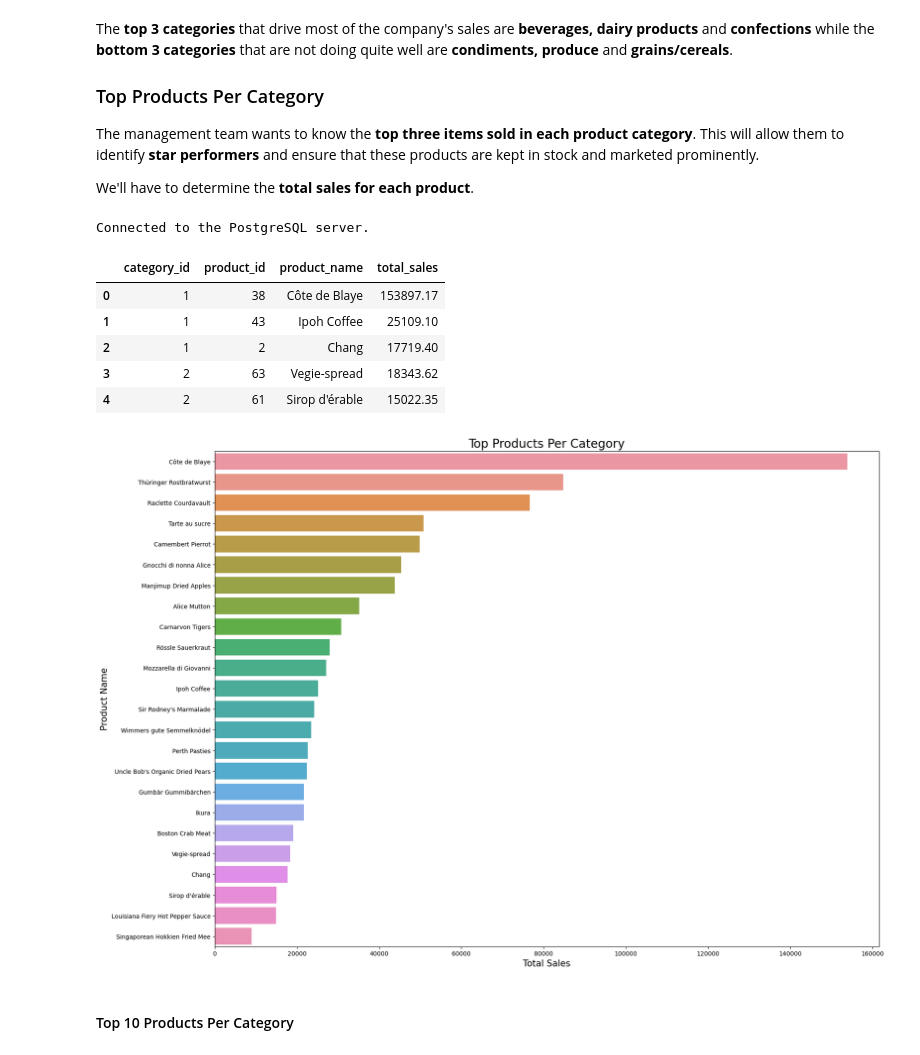
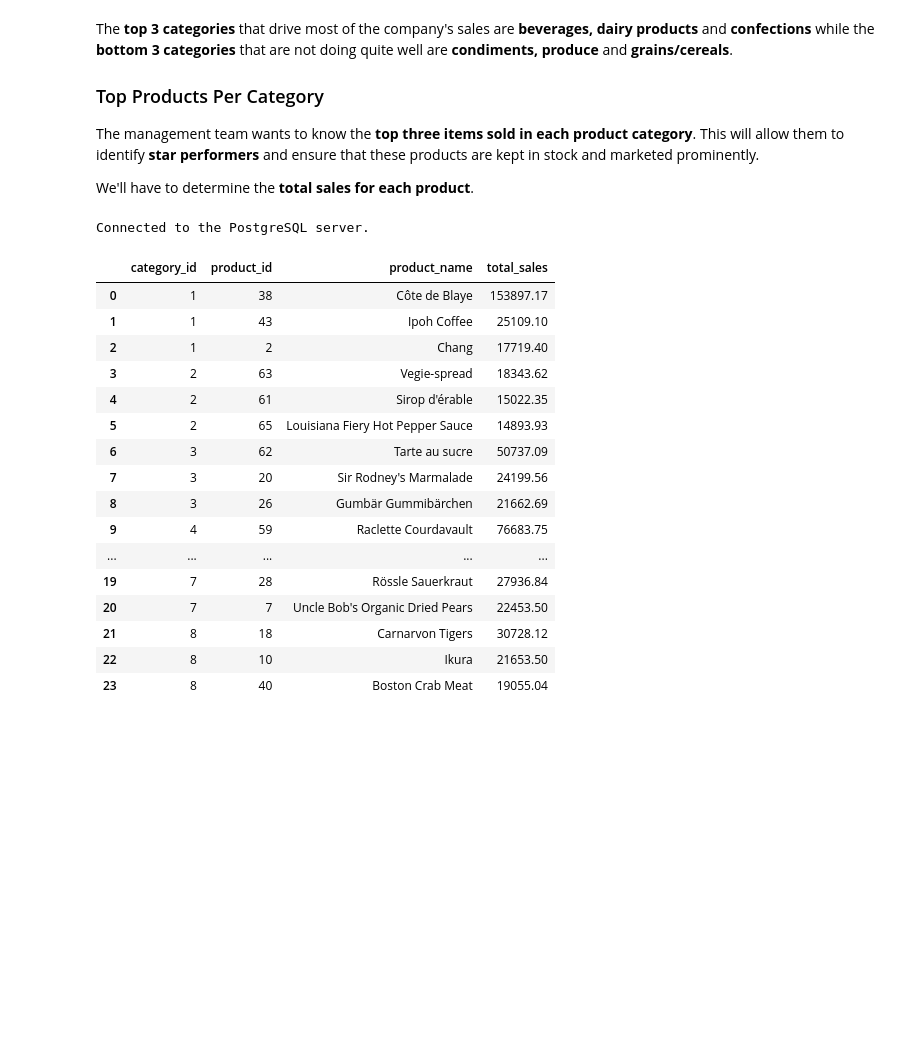
Before and after one commit to CyprianFusi/Using-our-SQL-skills-to-answer-business-questions, a Jupyter notebook: SQL Window Functions for Northwind Traders.ipynb, the cells around one changed output. Saved outputs shown, nothing was run; the diff lists cells and outputs as text; code cells hidden in the pictures; blank space fills up the shorter version.

```diff
--- a/SQL Window Functions for Northwind Traders.ipynb
+++ b/SQL Window Functions for Northwind Traders.ipynb
@@ -518,43 +518,42 @@ WITH product_sales AS (
            SUM(p.unit_price * od.quantity * (1 - od.discount)) AS total_sales
     FROM products p
     JOIN order_details od ON p.product_id = od.product_id
     GROUP BY p.category_id, p.product_id
 )
 
 SELECT category_id,
        product_id,
        product_name,
        ROUND(total_sales:: numeric, 2) AS total_sales
 FROM (
     SELECT category_id,
            product_id,
            product_name,
            total_sales,
            ROW_NUMBER() OVER (PARTITION BY category_id ORDER BY total_sales DESC) AS row_num
     FROM product_sales
 ) AS sq
 WHERE row_num <= 3;
 '''
 results = pd.read_sql_query(query, conn)
 conn.close()
-results.head(5)
+results
 # %% [output]
 Connected to the PostgreSQL server.
 |  | category_id | product_id | product_name | total_sales |
 | 0 | 1 | 38 | Côte de Blaye | 153897.17 |
 | 1 | 1 | 43 | Ipoh Coffee | 25109.10 |
 | 2 | 1 | 2 | Chang | 17719.40 |
 | 3 | 2 | 63 | Vegie-spread | 18343.62 |
 | 4 | 2 | 61 | Sirop d'érable | 15022.35 |
+| 5 | 2 | 65 | Louisiana Fiery Hot Pepper Sauce | 14893.93 |
+| 6 | 3 | 62 | Tarte au sucre | 50737.09 |
+| 7 | 3 | 20 | Sir Rodney's Marmalade | 24199.56 |
+| 8 | 3 | 26 | Gumbär Gummibärchen | 21662.69 |
+| 9 | 4 | 59 | Raclette Courdavault | 76683.75 |
+| ... | ... | ... | ... | ... |
+| 19 | 7 | 28 | Rössle Sauerkraut | 27936.84 |
+| 20 | 7 | 7 | Uncle Bob's Organic Dried Pears | 22453.50 |
+| 21 | 8 | 18 | Carnarvon Tigers | 30728.12 |
+| 22 | 8 | 10 | Ikura | 21653.50 |
+| 23 | 8 | 40 | Boston Crab Meat | 19055.04 |
-# %%
-results = results.sort_values(by = 'total_sales', ascending = False)
-
-plt.figure(figsize = (20, 15))
-sns.barplot(x = 'total_sales', y = 'product_name', data = results)
-plt.title('Top Products Per Category', fontsize = 20)
-plt.xlabel('Total Sales', fontsize = 15)
-plt.ylabel('Product Name', fontsize = 15);
-# %% [output]
-[figure, removed]
-# %% [markdown]
-#### Top 10 Products Per Category
```
Also changed, not shown: parts of 3 cells of this notebook.
